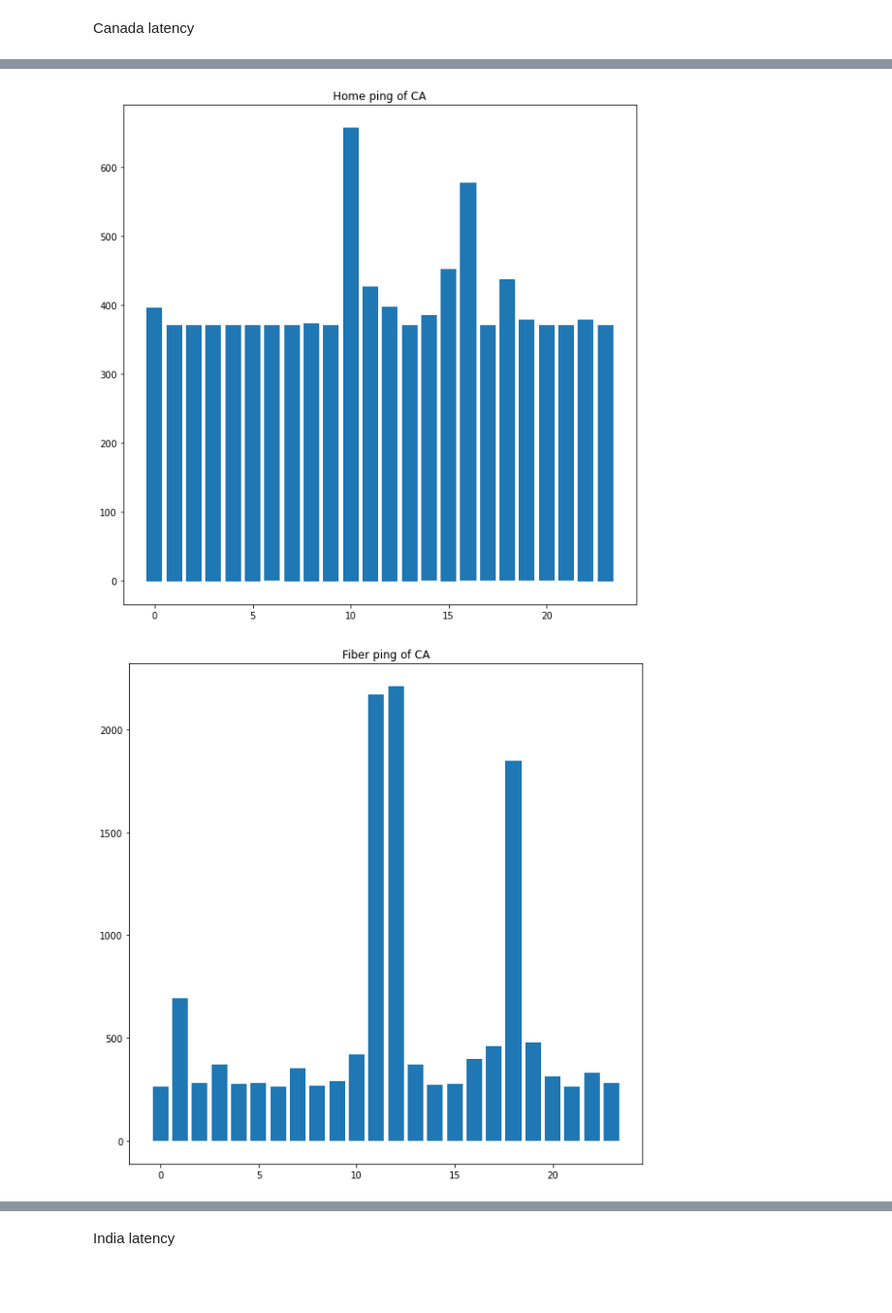
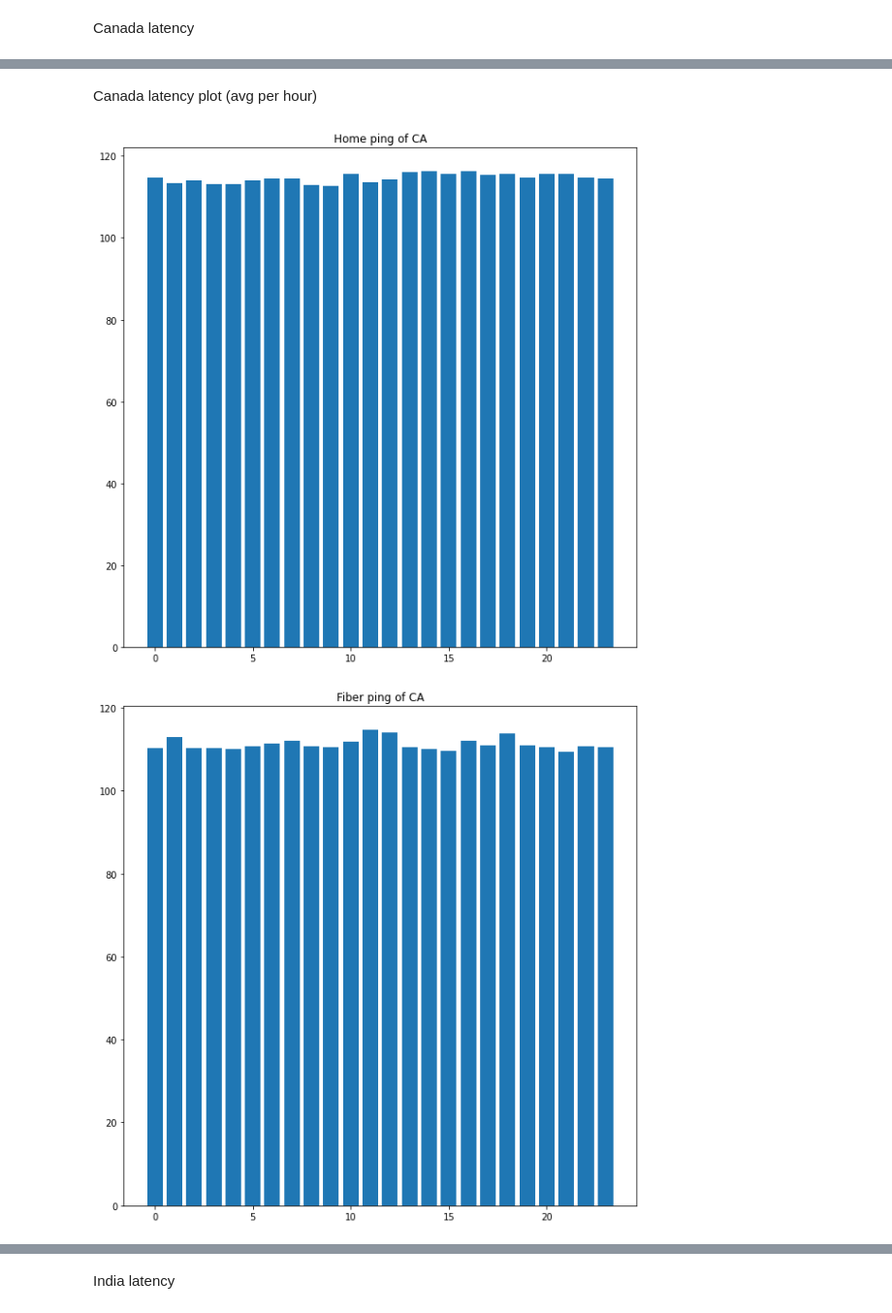
Before and after one commit to Mintra99/Assignment_3_CMB, a Jupyter notebook: analysis.ipynb, the cells around one changed output, grey strips where cells are left out. Shown at 97% size. Cells and saved outputs as stored; diff of their text form; code cells hidden in the pictures; blank space fills up the shorter version.

```diff
--- a/analysis.ipynb
+++ b/analysis.ipynb
@@ -12,6 +12,7 @@ Fiber_Ping = glob.glob("Fiber/Ping/*")
 Cable_Ping = glob.glob("Cable/Ping/*")
 # %%
 uk = ["49734670", "49734729", "49734632", "49162558", "49206580"]
+eu_AZ = ["49974882", "49975022", "49975088"]
 ca = ["49734671", "49734730", "49734633", "49206920", "49206841"]
 india = ["49734672", "49734731", "49734634", "49206768", "49206779"]
 # %%
@@ -25,6 +26,8 @@ def createDataList(ping):
             loc = "CA"
         elif any(loc in p for loc in india):
             loc = "IN"
+        elif any(loc in p for loc in eu_AZ):
+            loc = "EU_AZ"
         else:
             return ValueError
         f = open(p)
@@ -282,16 +567,24 @@ CA_cableping = df_cableping.loc[df_cableping['loc'] == 'CA']
+# %% [markdown]
+Canada latency plot (avg per hour)
+# %%
+CA_df_home = CA_homeping.groupby('timestamp')['avg'].mean()
+CA_df_fiber = CA_fiberping.groupby('timestamp')['avg'].mean()
+CA_df_lte = CA_lteping.groupby('timestamp')['avg'].mean()
+CA_df_wifi = CA_wifiping.groupby('timestamp')['avg'].mean()
+CA_df_cable = CA_cableping.groupby('timestamp')['avg'].mean()
 # %%
 plt.figure(figsize=(10,10))
-plt.bar(CA_homeping["timestamp"], CA_homeping["avg"])
+plt.bar(CA_df_home.index, CA_df_home.values)
 plt.title("Home ping of CA")
 plt.show()
 # %% [output]
-[figure, old version]
+[figure, new version]
 # %%
 plt.figure(figsize=(10,10))
-plt.bar(CA_fiberping["timestamp"], CA_fiberping["avg"])
+plt.bar(CA_df_fiber.index, CA_df_fiber.values)
 plt.title("Fiber ping of CA")
 plt.show()
 # %% [output]
-[figure, old version]
+[figure, new version]
 # %%
 plt.figure(figsize=(10,10))
```
Also changed, not shown: parts of 71 cells of this notebook, 3 other files.
